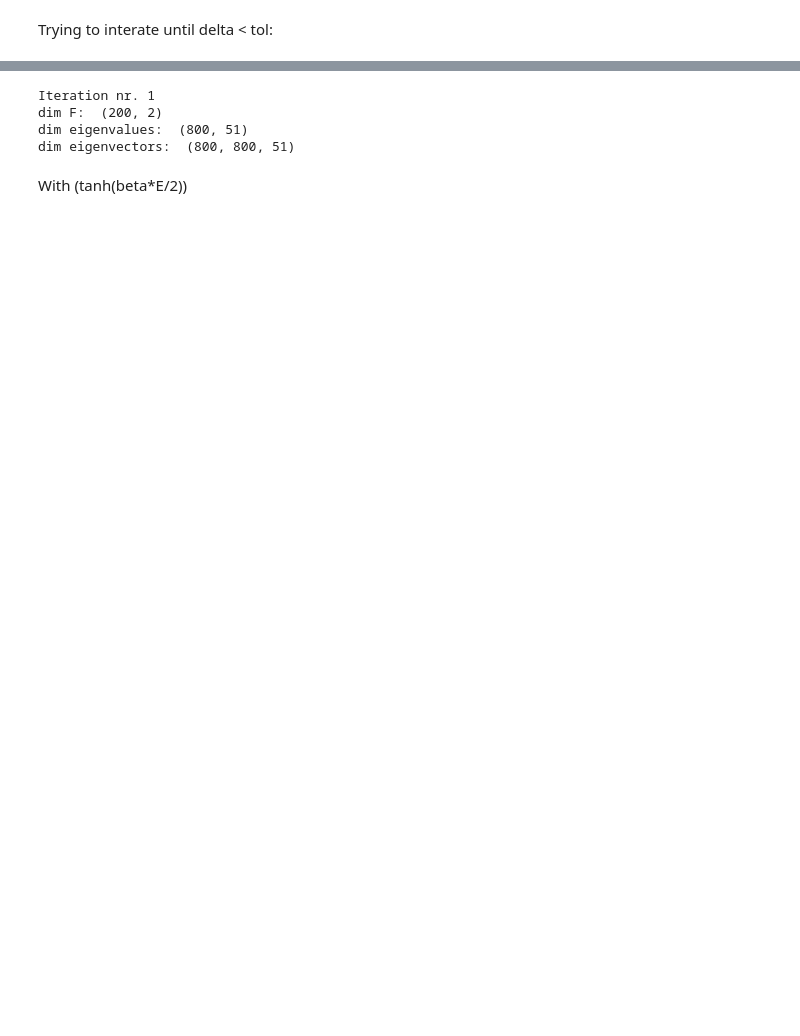
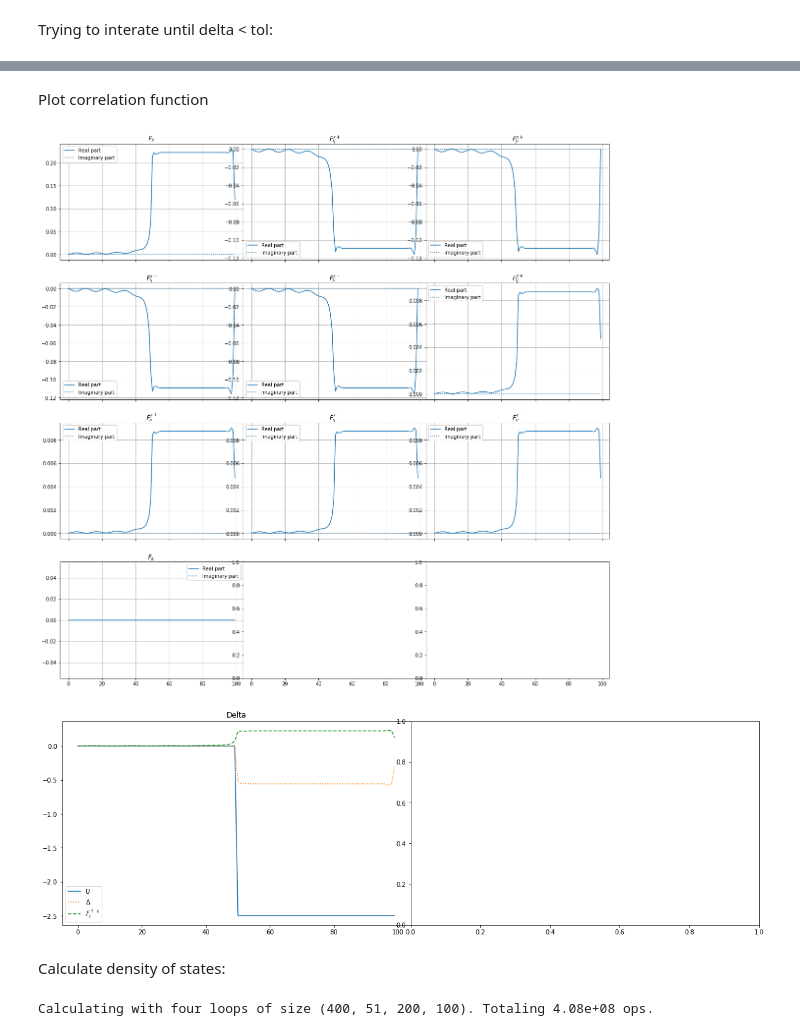
Before and after one commit to martinedyring/FysMat.SpinOrbitJosephsonJunction, a Jupyter notebook: Prosjektoppgave/Notebooks/Test_pa.ipynb, the cells around one changed output, grey strips where cells are left out. Cells and saved outputs as stored; diff of their text form; code cells hidden in the pictures; blank space fills up the shorter version.

Commit message:
Calculating SOC and density of states. Something incorrect with density of states and F components (x+, x- etc.)

```diff
--- a/Prosjektoppgave/Notebooks/Test_pa.ipynb
+++ b/Prosjektoppgave/Notebooks/Test_pa.ipynb
@@ -19,2 +6,13 @@ mu_pxpy = -1.5,
 # %% [markdown]
 Trying to interate until delta < tol:
+# %%
+# recrod runtime
+import timeit
+start = timeit.default_timer()
+
+
+system, F_matrix = solve(mu_orbital = -3.5, orbital_indicator = 's', F_sc_initial_orbital = [1.0, 1.0, 1.0, 1.0, 1.0, 1.0, 1.0, 1.0, 1.0, 1.0])
+
+# print runtime
+stop = timeit.default_timer()
+print('Time: ', stop - start)
@@ -21,18 +37,21 @@ Trying to interate until delta < tol:
+# %% [markdown]
+Plot correlation function
+# %%
+plot_pairing_amplitude(system, F_matrix)
+# %% [output]
+[figure, added]
+[figure, added]
+# %% [markdown]
+Calculate density of states:
 # %%
 # recrod runtime
 import timeit
 start = timeit.default_timer()
 
-
-pa(orbital_indicator = 's', mu_orbital = -3.5, F_sc_initial_orbital = [1.0, 1.0], num_iter = 3)
+ldos, es = system.ldos_from_problem(0.01, 0.03, -1, 1)
 
 # print runtime
 stop = timeit.default_timer()
 print('Time: ', stop - start)
 # %% [output]
-Iteration nr. 1
-dim F:  (200, 2)
-dim eigenvalues:  (800, 51)
-dim eigenvectors:  (800, 800, 51)
+Calculating with four loops of size (400, 51, 200, 100). Totaling 4.08e+08 ops.
-# %% [markdown]
-With (tanh(beta*E/2))
```
Also changed, not shown: parts of 6 cells of this notebook, 6 other files.
